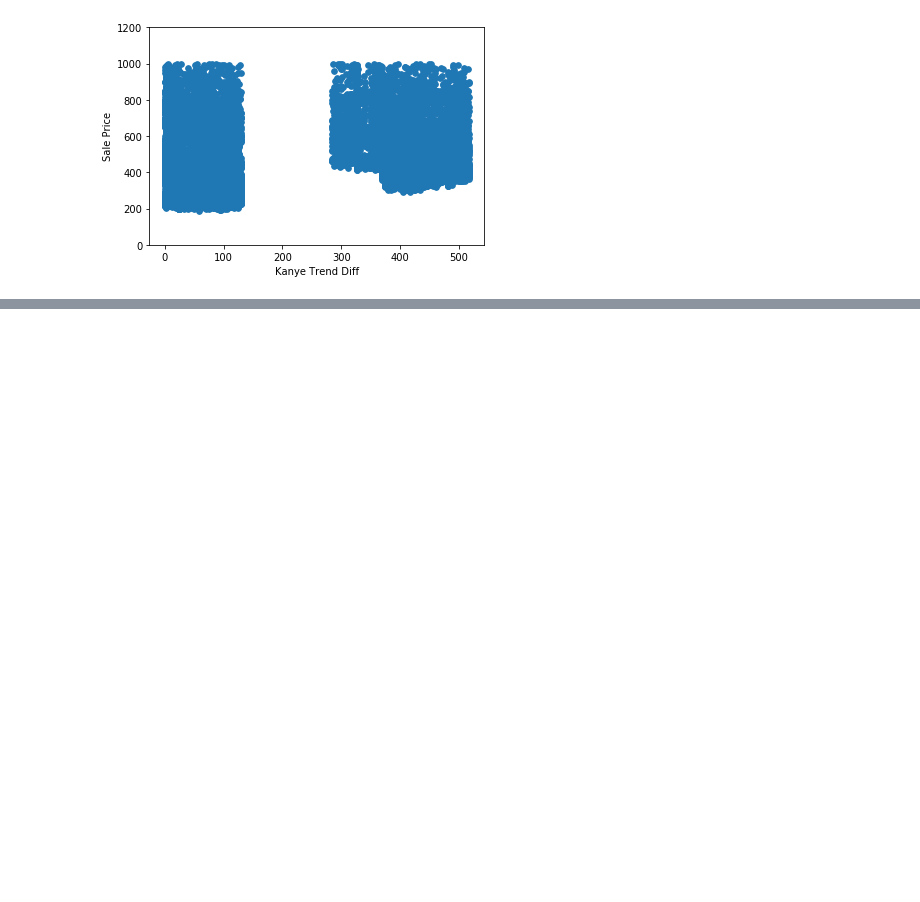
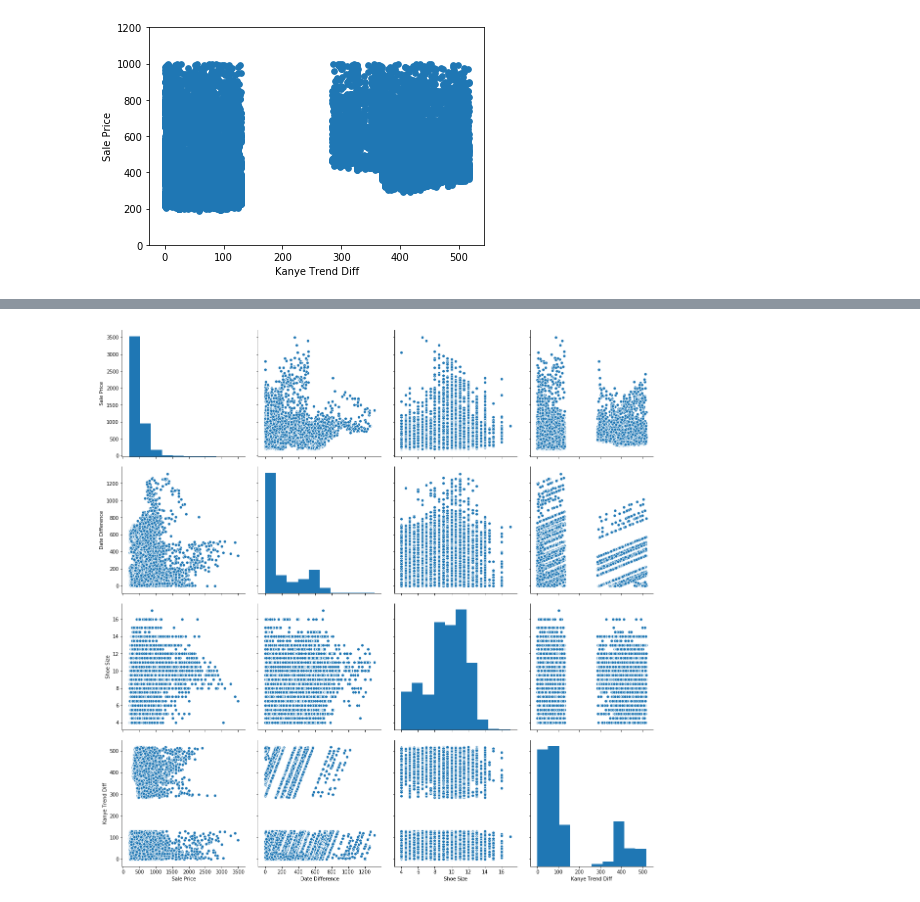
Before and after one commit to njavro/CS591, a Jupyter notebook: Project/CS591 Data Analysis.ipynb, the cells around one changed output, grey strips where cells are left out. Drawn from its saved outputs; the diff is of its cells as text; code cells hidden in the pictures; blank space fills up the shorter version.

```diff
--- a/Project/CS591 Data Analysis.ipynb
+++ b/Project/CS591 Data Analysis.ipynb
@@ -372,0 +393,5 @@ data.plot.scatter(x=var, y='Sale Price', ylim=(0,1200), s=32);
+# %%
+cols = ['Sale Price', 'Date Difference', 'Shoe Size', 'Kanye Trend Diff']
+sns.pairplot(stockx_2019_data.sample(frac=0.5, replace=True, random_state=1)[cols], size = 4);
+# %% [output]
+[figure, added]
```
Also changed, not shown: parts of 3 cells of this notebook.
